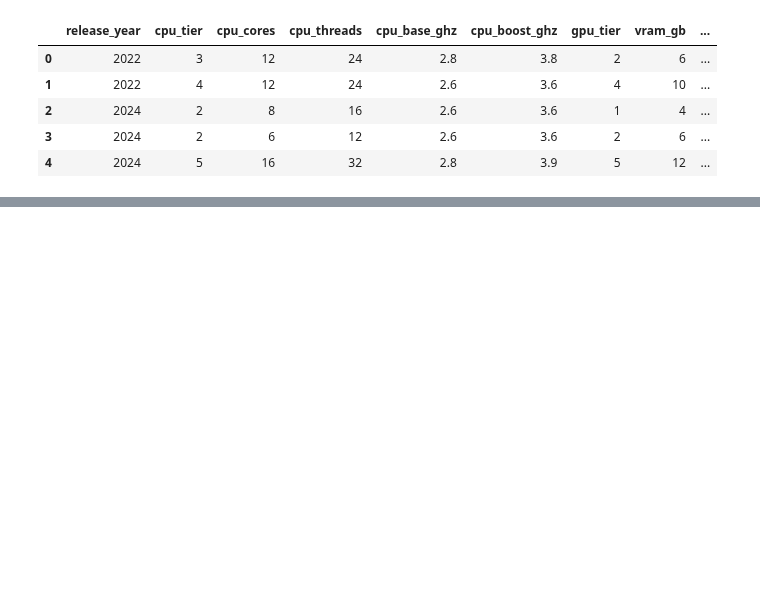
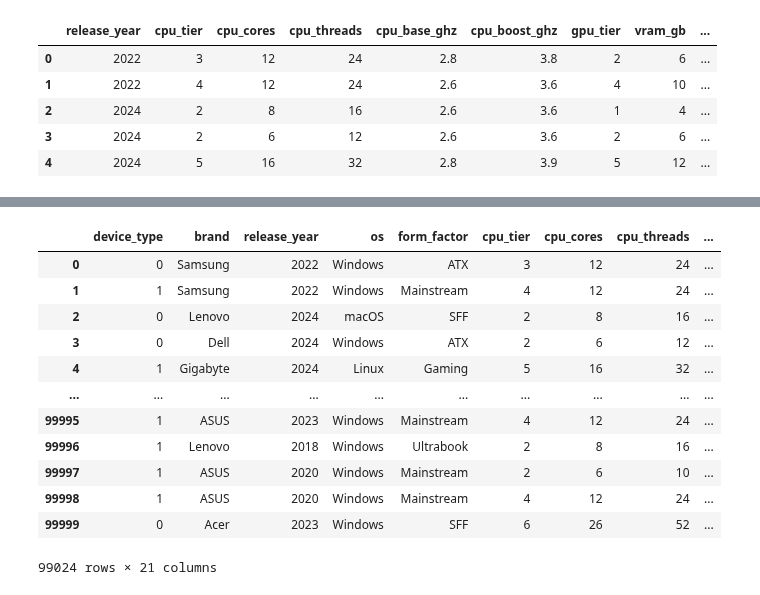
Before and after one commit to icesnake72/aice, a Jupyter notebook: ex01.ipynb, the cells around one changed output, grey strips where cells are left out. Cells and saved outputs as stored; diff of their text form; code cells hidden in the pictures; blank space fills up the shorter version.

```diff
--- a/ex01.ipynb
+++ b/ex01.ipynb
@@ -131,0 +160,5 @@ IQR: 783.9999999999998
+# %%
+# # price의 상한 이상치를 삭제해봄
+di = get_outlier('price')
+df_copy = df_copy[df_copy['price'] <= di['상한값']]
+df_copy['price'].describe()
@@ -138,0 +187,3 @@ print(df_obj_cols.columns.to_list())
+# %%
+df_copy = df_copy.drop(['battery_wh', 'charger_watts', 'psu_watts', 'weight_kg'], axis=1)
+df_copy.head()
@@ -138,0 +198,21 @@ print(df_obj_cols.columns.to_list())
+# %%
+# # 다중공선성 제거
+# df_copy = df_copy.drop(['device_type', 'cpu_boost_ghz', 'cpu_threads', 'cpu_cores'], axis=1)
+
+# 디바이스 타입은 라벨인코딩
+df_copy['device_type'] = np.where(df_copy['device_type'] == 'Desktop', 0, 1)
+df_copy
+# %% [output]
+|  | device_type | brand | release_year | os | form_factor | cpu_tier | cpu_cores | cpu_threads | ... |
+| 0 | 0 | Samsung | 2022 | Windows | ATX | 3 | 12 | 24 | ... |
+| 1 | 1 | Samsung | 2022 | Windows | Mainstream | 4 | 12 | 24 | ... |
+| 2 | 0 | Lenovo | 2024 | macOS | SFF | 2 | 8 | 16 | ... |
+| 3 | 0 | Dell | 2024 | Windows | ATX | 2 | 6 | 12 | ... |
+| 4 | 1 | Gigabyte | 2024 | Linux | Gaming | 5 | 16 | 32 | ... |
+| ... | ... | ... | ... | ... | ... | ... | ... | ... | ... |
+| 99995 | 1 | ASUS | 2023 | Windows | Mainstream | 4 | 12 | 24 | ... |
+| 99996 | 1 | Lenovo | 2018 | Windows | Ultrabook | 2 | 8 | 16 | ... |
+| 99997 | 1 | ASUS | 2020 | Windows | Mainstream | 2 | 6 | 10 | ... |
+| 99998 | 1 | ASUS | 2020 | Windows | Mainstream | 4 | 12 | 24 | ... |
+| 99999 | 0 | Acer | 2023 | Windows | SFF | 6 | 26 | 52 | ... |
+99024 rows × 21 columns
```
Also changed, not shown: parts of 16 cells of this notebook, 2 other files.
